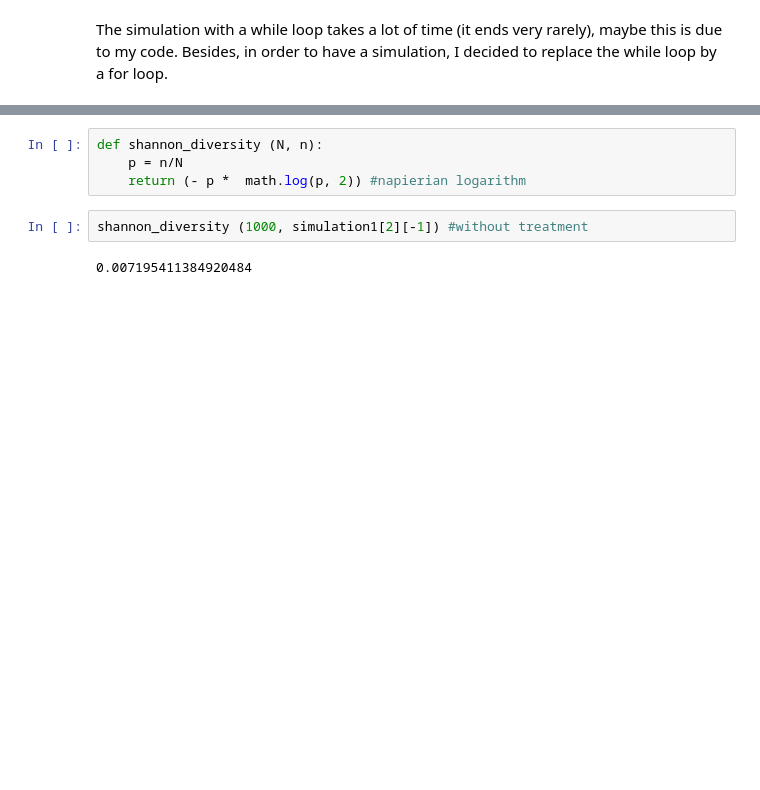
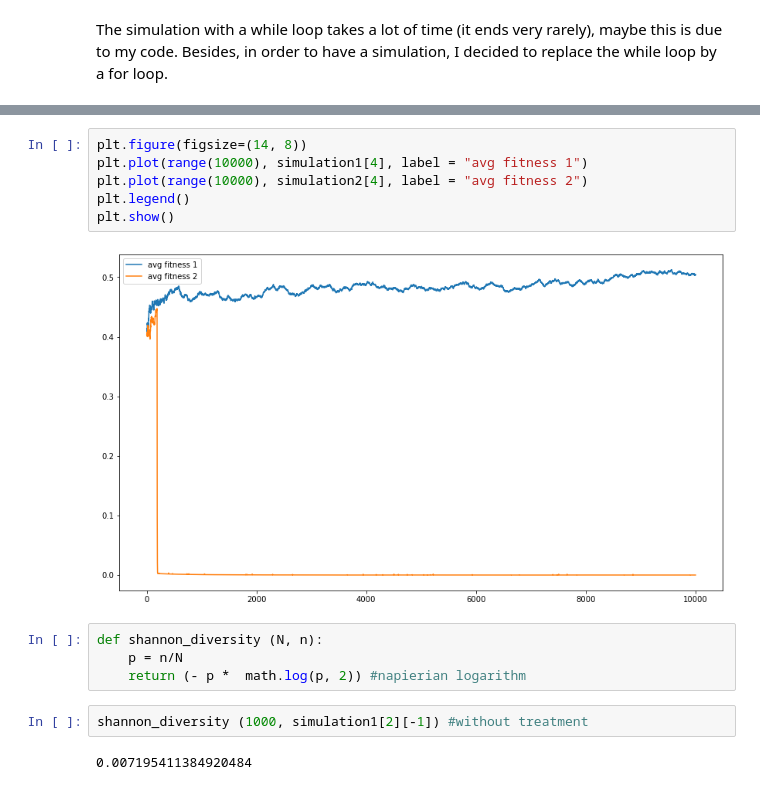
Before and after one commit to neonicoo/tumor-evolution-modeling, a Jupyter notebook: biological-network-mini-project.ipynb, the cells around one changed output, grey strips where cells are left out. Cells and saved outputs as stored; diff of their text form; blank space fills up the shorter version.

```diff
--- a/biological-network-mini-project.ipynb
+++ b/biological-network-mini-project.ipynb
@@ -214,3 +231,11 @@ plt.show()
+# %%
+plt.figure(figsize=(14, 8))
+plt.plot(range(10000), simulation1[4], label = "avg fitness 1")
+plt.plot(range(10000), simulation2[4], label = "avg fitness 2")
+plt.legend()
+plt.show()
+# %% [output]
+[figure, added]
 # %%
 def shannon_diversity (N, n):
     p = n/N
```
Also changed, not shown: parts of 12 cells of this notebook.
